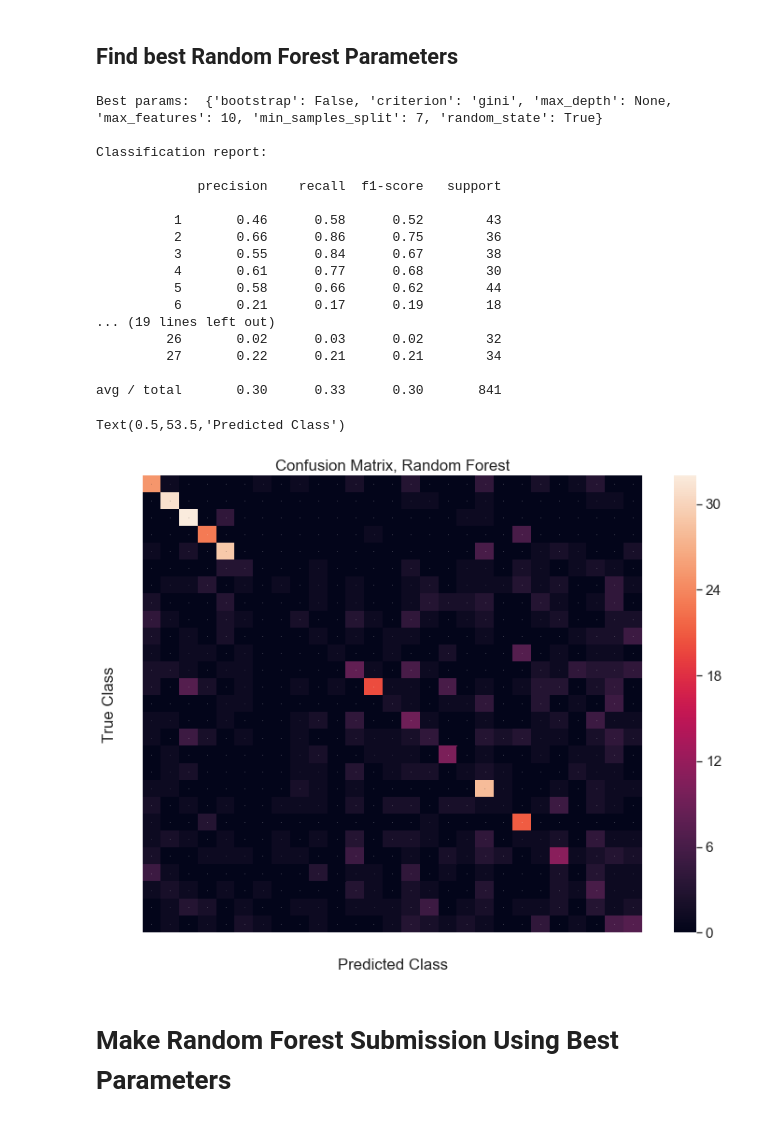
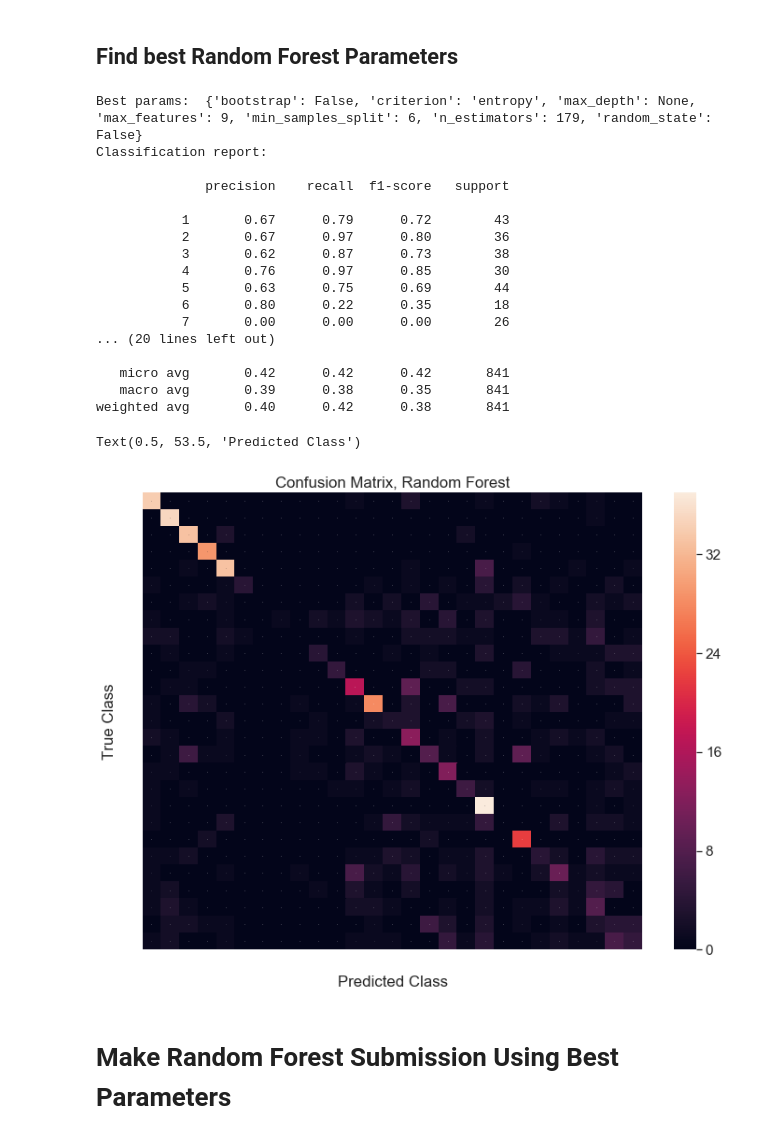
Before and after one commit to pbarrett21/Machine-Learning-Kaggle-Tiny-Image-Classification-Competition, a Jupyter notebook: Tiny Image Classification.ipynb, the cells around one changed output. Cells and saved outputs as stored; diff of their text form; code cells hidden in the pictures.

```diff
--- a/Tiny Image Classification.ipynb
+++ b/Tiny Image Classification.ipynb
@@ -54,7 +61,7 @@ X_train_split, X_test_split, y_train_split, y_test_split = train_test_split(X_tr
 clf = KNeighborsClassifier(n_jobs=-1)
 
 #create parameter distribution
-param_dist = {"n_neighbors": sp_randint(3, 10)}
+param_dist = {"n_neighbors": sp_randint(3, 4)}
 
 #number of parameter settings that are sampled
 n_iter_search = 20
@@ -120,7 +127,7 @@ df.to_csv('PaulBarrett_KNN_submission.csv',index_label='ID',columns=['Label'])
 clf = RandomForestClassifier()
 
 #create parameter distribution
-param_dist = {#"n_estimators": sp_randint(150, 350),
+param_dist = {"n_estimators": sp_randint(150, 200),
               "max_depth": [3, None],
               "max_features": sp_randint(1, 11),
               "min_samples_split": sp_randint(2, 11),
@@ -131,49 +138,50 @@ param_dist = {#"n_estimators": sp_randint(150, 350),
 #number of parameter settings that are sampled
 n_iter_search = 20
 #run randomized search
 random_search = RandomizedSearchCV(clf, param_distributions=param_dist,
                                    n_iter=n_iter_search, cv=5)
 
 #fit and find best params
 random_search.fit(X_train_split, y_train_split)
-print("Best params: ", random_search.best_params_); print()
+print()
+print("Best params: ", random_search.best_params_)
 
 #predict and show classification report
 y_true, y_pred = y_test_split, random_search.predict(X_test_split)
 
 print("Classification report: "); print()
 print(classification_report(y_true, y_pred))
 
 #create and show confusion matrix
 cnf_matrix = confusion_matrix(y_test_split, y_pred)
 df_cm = pd.DataFrame(cnf_matrix, index = [i for i in "                           "],
                   columns = [i for i in "                           "])
 sn.set(font_scale=1.4)#for label size
 plt.figure(figsize = (12,9))
 sn.heatmap(df_cm, annot=True,annot_kws={"size": 0})
 plt.title('Confusion Matrix, Random Forest')
 plt.ylabel('True Class')
 plt.xlabel('Predicted Class')
 # %% [output]
-Best params:  {'bootstrap': False, 'criterion': 'gini', 'max_depth': None, 'max_features': 10, 'min_samples_split': 7, 'random_state': True}
-
+Best params:  {'bootstrap': False, 'criterion': 'entropy', 'max_depth': None, 'max_features': 9, 'min_samples_split': 6, 'n_estimators': 179, 'random_state': False}
 Classification report:
 
-             precision    recall  f1-score   support
+              precision    recall  f1-score   support
 
-          1       0.46      0.58      0.52        43
-          2       0.66      0.86      0.75        36
-          3       0.55      0.84      0.67        38
-          4       0.61      0.77      0.68        30
-          5       0.58      0.66      0.62        44
-          6       0.21      0.17      0.19        18
-... (19 lines left out)
-         26       0.02      0.03      0.02        32
-         27       0.22      0.21      0.21        34
+           1       0.67      0.79      0.72        43
+           2       0.67      0.97      0.80        36
+           3       0.62      0.87      0.73        38
+           4       0.76      0.97      0.85        30
+           5       0.63      0.75      0.69        44
+           6       0.80      0.22      0.35        18
+           7       0.00      0.00      0.00        26
+... (20 lines left out)
 
-avg / total       0.30      0.33      0.30       841
+   micro avg       0.42      0.42      0.42       841
+   macro avg       0.39      0.38      0.35       841
+weighted avg       0.40      0.42      0.38       841
-Text(0.5,53.5,'Predicted Class')
+Text(0.5, 53.5, 'Predicted Class')
-[figure, old version]
+[figure, new version]
 # %% [markdown]
 # Make Random Forest Submission Using Best Parameters
 # %%
```
Also changed, not shown: parts of 10 cells of this notebook.
